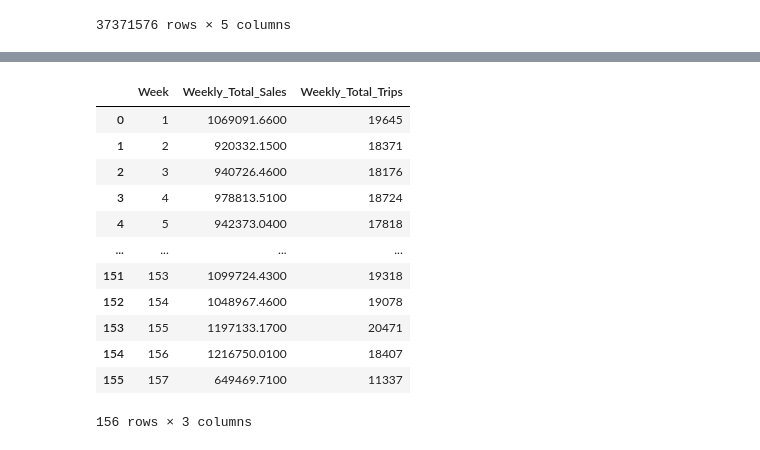
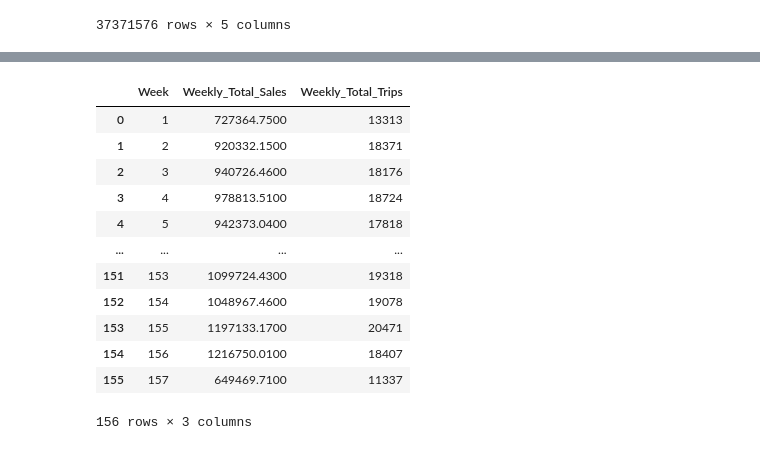
Before and after one commit to shubhamsakhuja/Customer-Segementation-and-Forecasting, a Jupyter notebook: Risk Analysis.ipynb, the cells around one changed output, grey strips where cells are left out. Drawn from its saved outputs; the diff is of its cells as text; code cells hidden in the pictures.

```diff
--- a/Risk Analysis.ipynb
+++ b/Risk Analysis.ipynb
@@ -134,0 +139,4 @@ df2015 = yearDataFile[yearDataFile['Year'] == 2015]
+# %%
+A = df2013[df2013['Sale_Date'] >= '2013-12-30']
+df2013 = df2013[df2013['Sale_Date'] < '2013-12-30']
+df2013
@@ -134,0 +157,6 @@ df2015 = yearDataFile[yearDataFile['Year'] == 2015]
+# %%
+# Finding week number for 2014 data.
+
+df2014['Week'] = df2014['Sale_Date'].dt.isocalendar().week
+df2014 = A.append(df2014, ignore_index=True)
+df2014
@@ -134,0 +177,4 @@ df2015 = yearDataFile[yearDataFile['Year'] == 2015]
+# %%
+B = df2014[df2014['Sale_Date'] >= '2014-12-29']
+df2014 = df2014[df2014['Sale_Date'] < '2014-12-29']
+df2014
@@ -134,0 +195,6 @@ df2015 = yearDataFile[yearDataFile['Year'] == 2015]
+# %%
+# Finding week number for 2015 data.
+
+df2015['Week'] = df2015['Sale_Date'].dt.isocalendar().week
+df2015 = B.append(df2015, ignore_index=True)
+df2015
@@ -273,12 +353,12 @@ GroupWeek2015
 # %%
 # Append all data from 3 years to one. That data will be grouped weekly data.
 
 sample = GroupWeek2013.append(GroupWeek2014, ignore_index=True)
-WeeklyTotal = sample.append(GroupWeek2015, ignore_index=True)
-WeeklyTotal
+WeeklyTotal1 = sample.append(GroupWeek2015, ignore_index=True)
+WeeklyTotal1
 # %% [output]
 |  | Week | Weekly_Total_Sales | Weekly_Total_Trips |
-| 0 | 1 | 1069091.6600 | 19645 |
+| 0 | 1 | 727364.7500 | 13313 |
 | 1 | 2 | 920332.1500 | 18371 |
 | 2 | 3 | 940726.4600 | 18176 |
 | 3 | 4 | 978813.5100 | 18724 |
```
Also changed, not shown: parts of 27 cells of this notebook.
